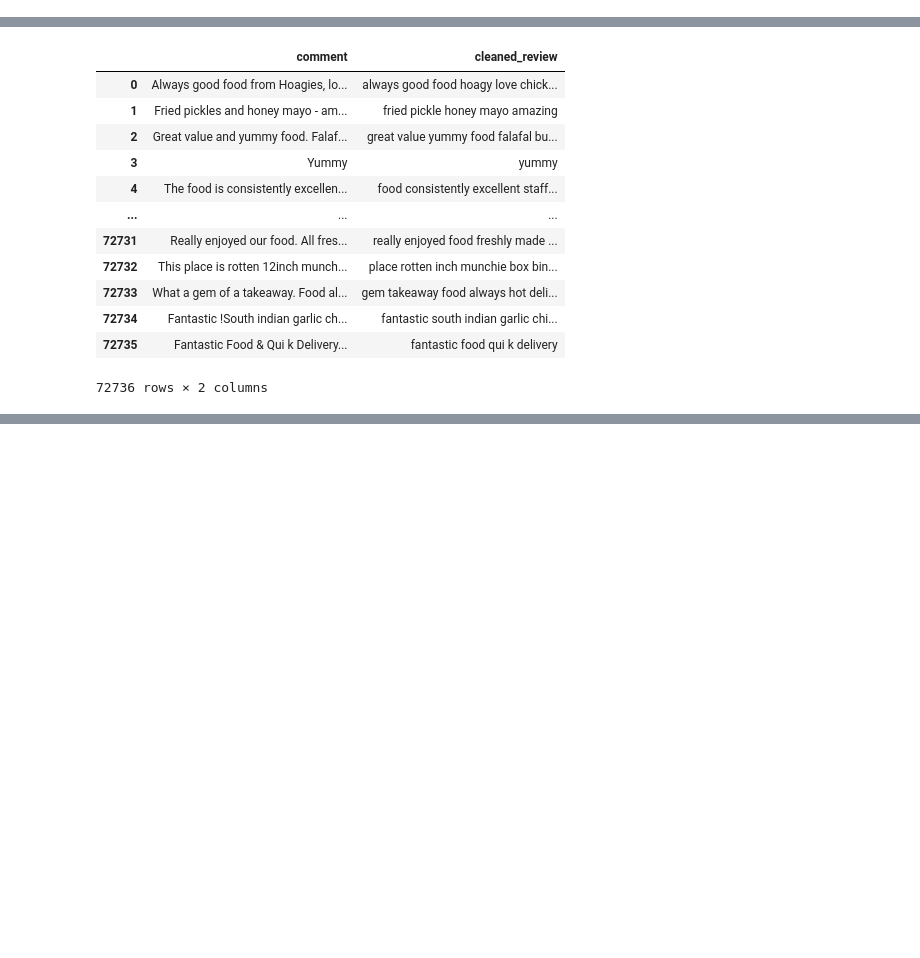
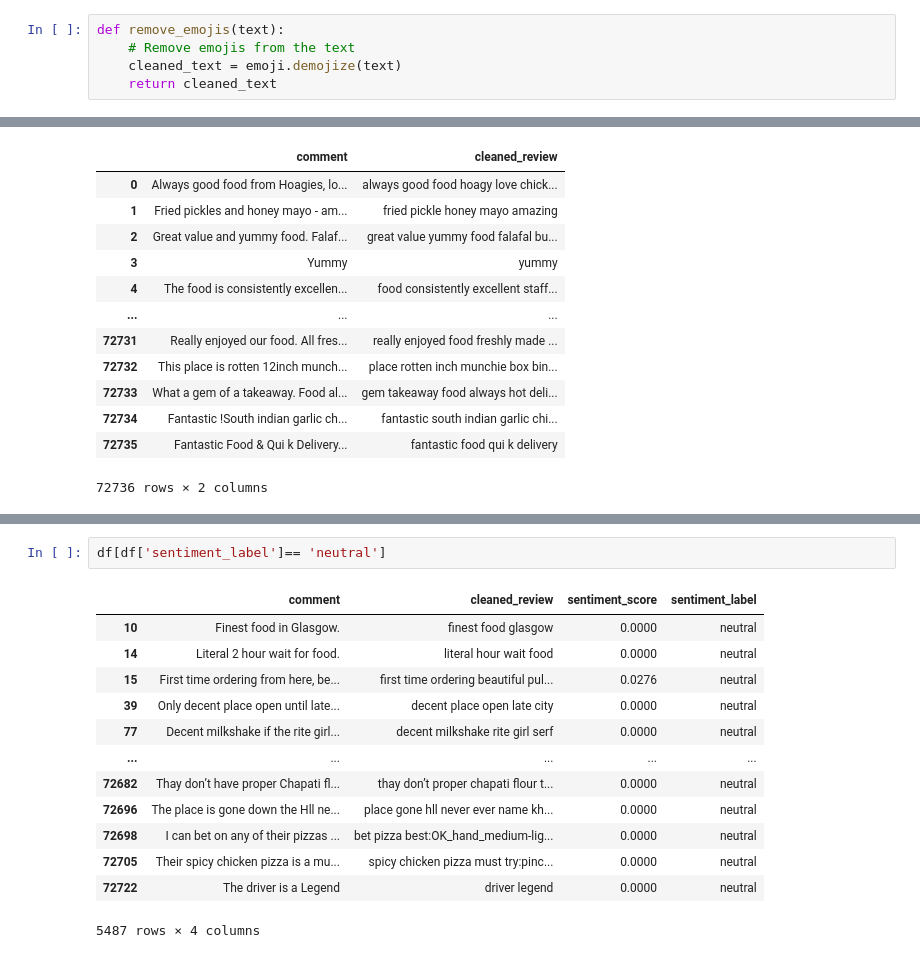
Before and after one commit to Milad-agdam/sentiment-analysis, a Jupyter notebook: GoogleReviewSentimentAnalysis/src/main.ipynb, the cells around one changed output, grey strips where cells are left out. Drawn from its saved outputs; the diff is of its cells as text; blank space fills up the shorter version.

```diff
--- a/GoogleReviewSentimentAnalysis/src/main.ipynb
+++ b/GoogleReviewSentimentAnalysis/src/main.ipynb
@@ -55,3 +58,8 @@ def lemmatize_tokens(tokens):
 # %%
 def rejoin_tokens(tokens):
     return ' '.join(tokens)
+# %%
+def remove_emojis(text):
+    # Remove emojis from the text
+    cleaned_text = emoji.demojize(text)
+    return cleaned_text
@@ -85,0 +125,16 @@ df
+# %%
+df[df['sentiment_label']== 'neutral']
+# %% [output]
+|  | comment | cleaned_review | sentiment_score | sentiment_label |
+| 10 | Finest food in Glasgow. | finest food glasgow | 0.0000 | neutral |
+| 14 | Literal 2 hour wait for food. | literal hour wait food | 0.0000 | neutral |
+| 15 | First time ordering from here, be... | first time ordering beautiful pul... | 0.0276 | neutral |
+| 39 | Only decent place open until late... | decent place open late city | 0.0000 | neutral |
+| 77 | Decent milkshake if the rite girl... | decent milkshake rite girl serf | 0.0000 | neutral |
+| ... | ... | ... | ... | ... |
+| 72682 | Thay don’t have proper Chapati fl... | thay don’t proper chapati flour t... | 0.0000 | neutral |
+| 72696 | The place is gone down the Hll ne... | place gone hll never ever name kh... | 0.0000 | neutral |
+| 72698 | I can bet on any of their pizzas ... | bet pizza best:OK_hand_medium-lig... | 0.0000 | neutral |
+| 72705 | Their spicy chicken pizza is a mu... | spicy chicken pizza must try:pinc... | 0.0000 | neutral |
+| 72722 | The driver is a Legend | driver legend | 0.0000 | neutral |
+5487 rows × 4 columns
```
Also changed, not shown: parts of 6 cells of this notebook, 1 other file.
